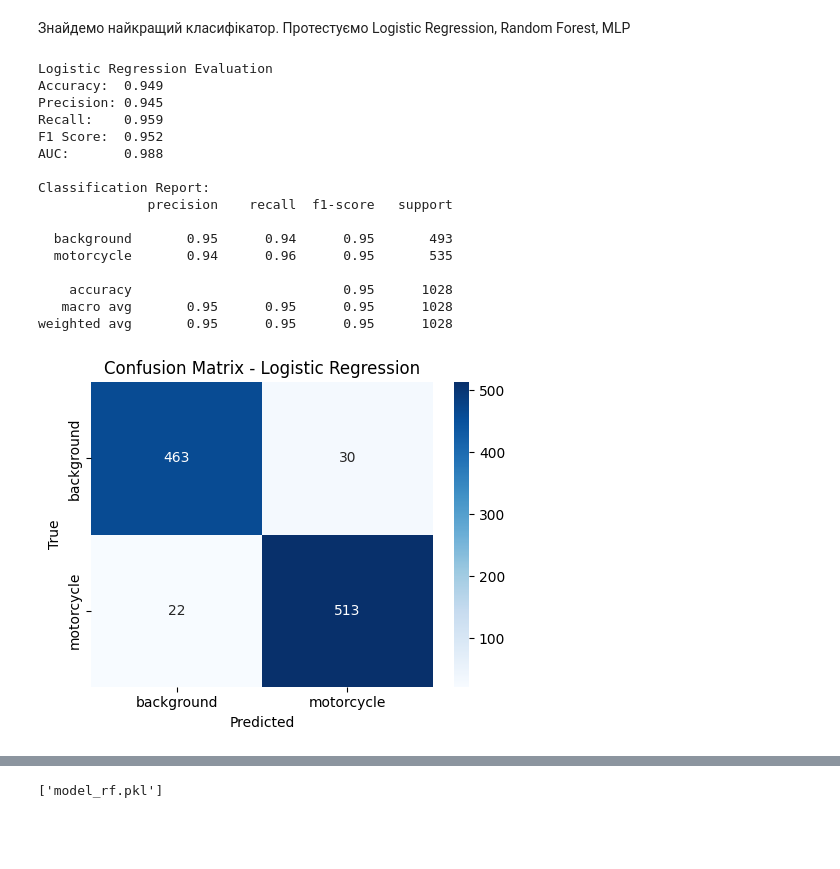
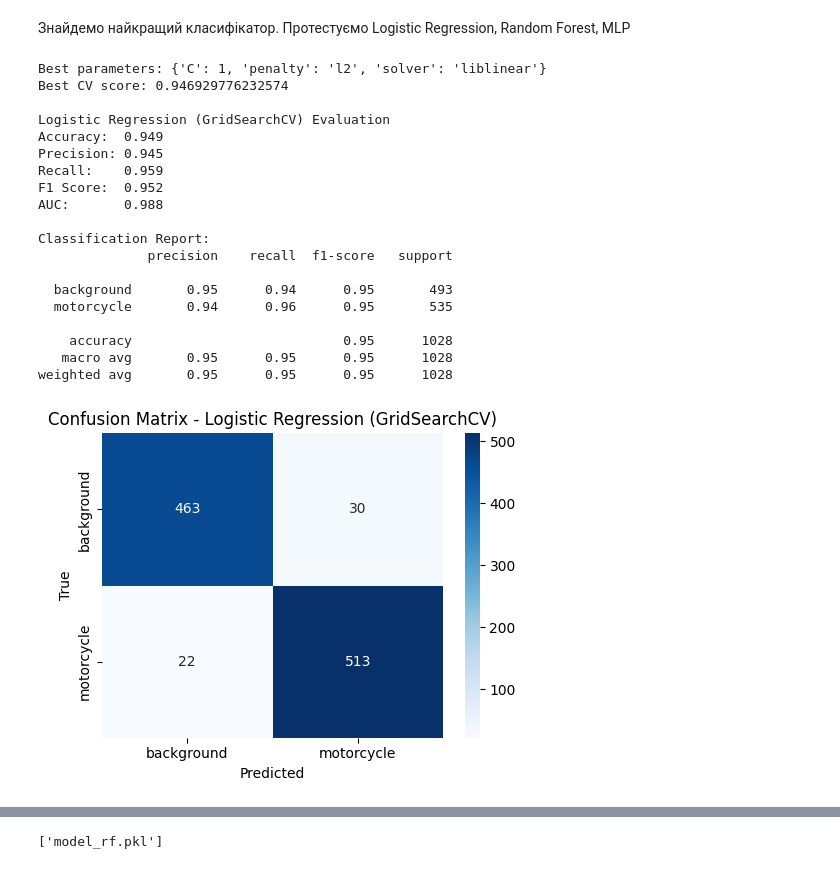
Before and after one commit to Yurii-Stepovenko/YAMNet1, a Jupyter notebook: Main.ipynb, the cells around one changed output, grey strips where cells are left out. Drawn from its saved outputs; the diff is of its cells as text; code cells hidden in the pictures; blank space fills up the shorter version.

```diff
--- a/Main.ipynb
+++ b/Main.ipynb
@@ -160,10 +155,8 @@ y shape: (5140,)
 # %% [markdown]
 Знайдемо найкращий класифікатор. Протестуємо Logistic Regression, Random Forest, MLP
 # %%
-#1.LNN
-import numpy as np
-import pandas as pd
-from sklearn.model_selection import train_test_split
+#1.Logistic Regression
+from sklearn.model_selection import train_test_split, GridSearchCV
 from sklearn.linear_model import LogisticRegression
 from sklearn.metrics import (
     accuracy_score, precision_score, recall_score, f1_score,
@@ -177,15 +170,34 @@ X_train, X_test, y_train, y_test = train_test_split(
     X, y, test_size=0.2, random_state=42, stratify=y
 )
 
-#Ініціалізація і тренування логістичної регресії
-clf_lr = LogisticRegression(max_iter=1000, solver='liblinear')  # liblinear добре працює з малими датасетами
-clf_lr.fit(X_train, y_train)
+#GRID SEARCH
+param_grid = {
+    "C": [0.01, 0.1, 1, 10],
+    "penalty": ["l1", "l2"],
+    "solver": ["liblinear"]
+}
+
+grid_search = GridSearchCV(
+    estimator=LogisticRegression(max_iter=1000),
+    param_grid=param_grid,
+    cv=3,
+    scoring="f1",
+    n_jobs=-1
+)
+
+grid_search.fit(X_train, y_train)
+
+print("Best parameters:", grid_search.best_params_)
+print("Best CV score:", grid_search.best_score_)
+
+#Використаємо кращу модель
+clf_lr = grid_search.best_estimator_
 
 #Передбачення
 y_pred = clf_lr.predict(X_test)
 y_proba = clf_lr.predict_proba(X_test)[:, 1]
 
-#Метрики класифікації
+#Метрики
 acc = accuracy_score(y_test, y_pred)
 prec = precision_score(y_test, y_pred)
 rec = recall_score(y_test, y_pred)
@@ -193,8 +205,7 @@ f1 = f1_score(y_test, y_pred)
 fpr, tpr, thresholds = roc_curve(y_test, y_proba)
 roc_auc = auc(fpr, tpr)
 
-#Виведення результатів
-print("Logistic Regression Evaluation")
+print("\nLogistic Regression (GridSearchCV) Evaluation")
 print(f"Accuracy:  {acc:.3f}")
 print(f"Precision: {prec:.3f}")
 print(f"Recall:    {rec:.3f}")
@@ -206,39 +217,44 @@ print(classification_report(y_test, y_pred, target_names=["background", "motorcy
 #Confusion Matrix
 conf_mat = confusion_matrix(y_test, y_pred)
 plt.figure(figsize=(5, 4))
-sns.heatmap(conf_mat, annot=True, fmt='d', cmap="Blues", xticklabels=["background", "motorcycle"], yticklabels=["background", "motorcycle"])
-plt.title("Confusion Matrix - Logistic Regression")
+sns.heatmap(conf_mat, annot=True, fmt='d', cmap="Blues",
+            xticklabels=["background", "motorcycle"],
+            yticklabels=["background", "motorcycle"])
+plt.title("Confusion Matrix - Logistic Regression (GridSearchCV)")
 plt.xlabel("Predicted")
 plt.ylabel("True")
 plt.tight_layout()
 plt.show()
 
 #ROC-крива
 plt.figure(figsize=(6, 5))
 plt.plot(fpr, tpr, label=f"ROC Curve (AUC = {roc_auc:.2f})", color='blue')
 plt.plot([0, 1], [0, 1], linestyle='--', color='gray')
 plt.xlabel("False Positive Rate")
 plt.ylabel("True Positive Rate")
-plt.title("ROC Curve - Logistic Regression")
+plt.title("ROC Curve - Logistic Regression (GridSearchCV)")
 plt.legend(loc="lower right")
 plt.grid()
 plt.tight_layout()
 plt.show()
 # %% [output]
-Logistic Regression Evaluation
+Best parameters: {'C': 1, 'penalty': 'l2', 'solver': 'liblinear'}
+Best CV score: 0.946929776232574
+
+Logistic Regression (GridSearchCV) Evaluation
 Accuracy:  0.949
 Precision: 0.945
 Recall:    0.959
 F1 Score:  0.952
 AUC:       0.988
 
 Classification Report:
               precision    recall  f1-score   support
 
   background       0.95      0.94      0.95       493
   motorcycle       0.94      0.96      0.95       535
 
     accuracy                           0.95      1028
    macro avg       0.95      0.95      0.95      1028
 weighted avg       0.95      0.95      0.95      1028
-[figure, old version]
+[figure, new version]
```
Also changed, not shown: parts of 11 cells of this notebook, 2 other files.
